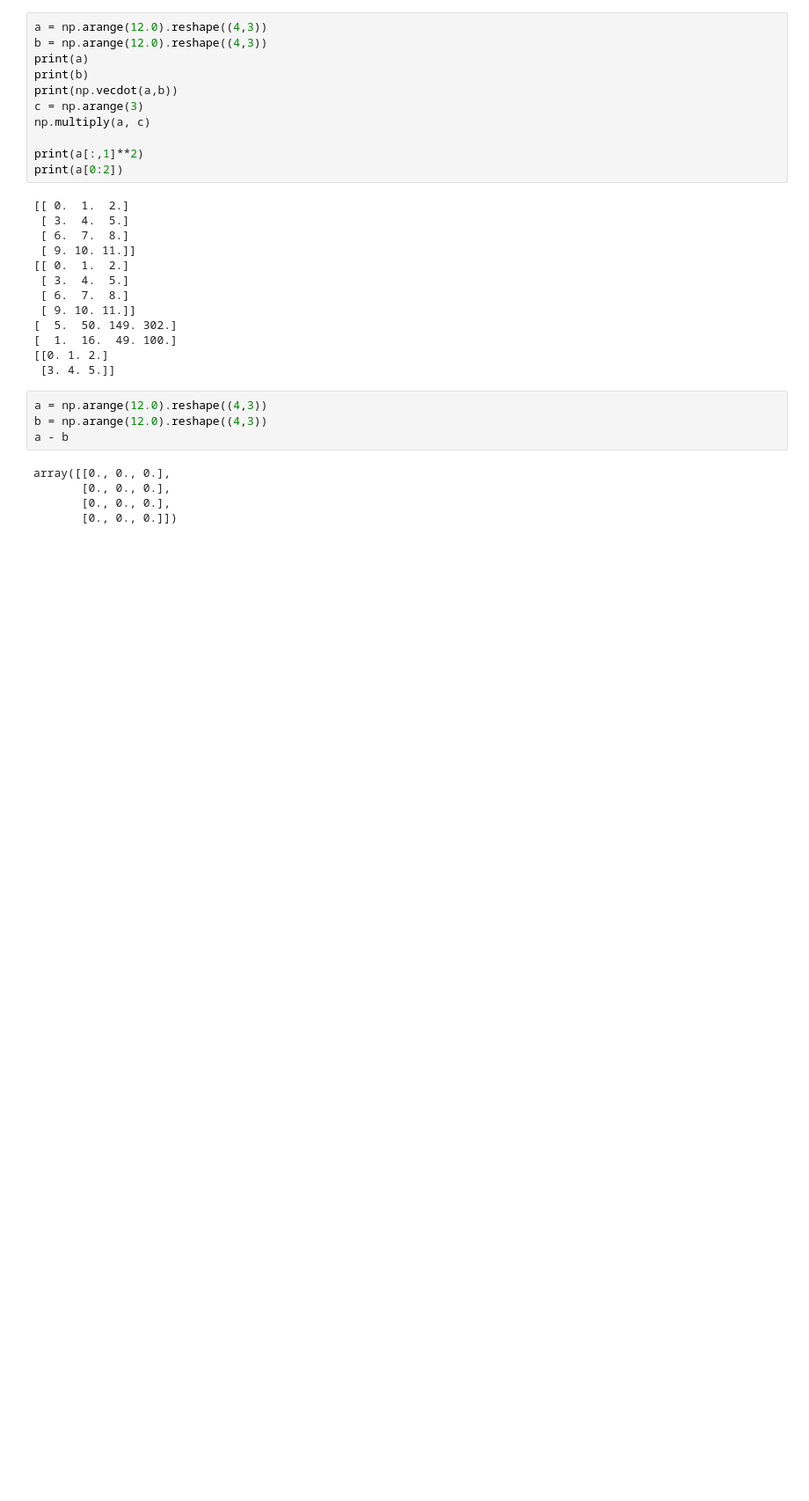
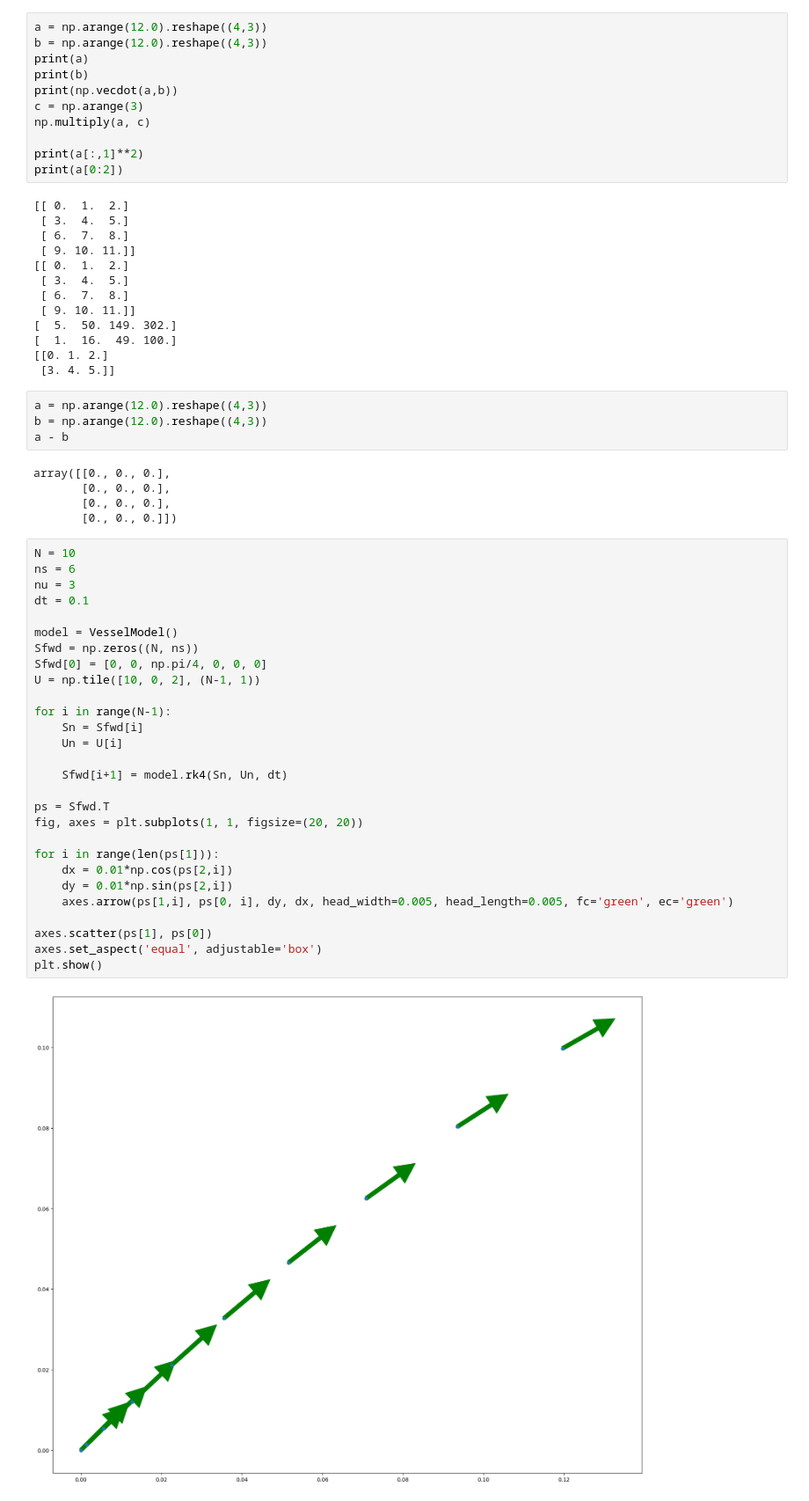
Before and after one commit to robomechanics/usv-testing, a Jupyter notebook: testbox.ipynb, the cells around one changed output. Shown at 88% size. Drawn from its saved outputs; the diff is of its cells as text; blank space fills up the shorter version.

```diff
--- a/testbox.ipynb
+++ b/testbox.ipynb
@@ -95,3 +99,33 @@ array([[0., 0., 0.],
        [0., 0., 0.],
        [0., 0., 0.],
        [0., 0., 0.]])
+# %%
+N = 10
+ns = 6
+nu = 3
+dt = 0.1
+
+model = VesselModel()
+Sfwd = np.zeros((N, ns))
+Sfwd[0] = [0, 0, np.pi/4, 0, 0, 0]
+U = np.tile([10, 0, 2], (N-1, 1))
+
+for i in range(N-1):
+    Sn = Sfwd[i]
+    Un = U[i]
+
+    Sfwd[i+1] = model.rk4(Sn, Un, dt)
+
+ps = Sfwd.T
+fig, axes = plt.subplots(1, 1, figsize=(20, 20))
+
+for i in range(len(ps[1])):
+    dx = 0.01*np.cos(ps[2,i])
+    dy = 0.01*np.sin(ps[2,i])
+    axes.arrow(ps[1,i], ps[0, i], dy, dx, head_width=0.005, head_length=0.005, fc='green', ec='green')
+
+axes.scatter(ps[1], ps[0])
+axes.set_aspect('equal', adjustable='box')
+plt.show()
+# %% [output]
+[figure, added]
```
Also changed, not shown: parts of 1 cell of this notebook, 1 other file.
